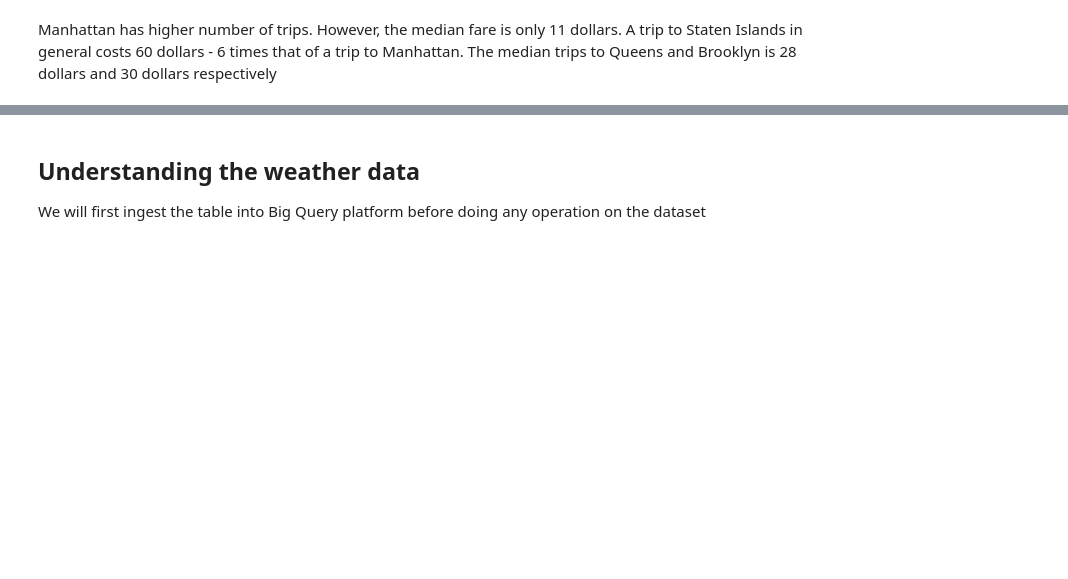
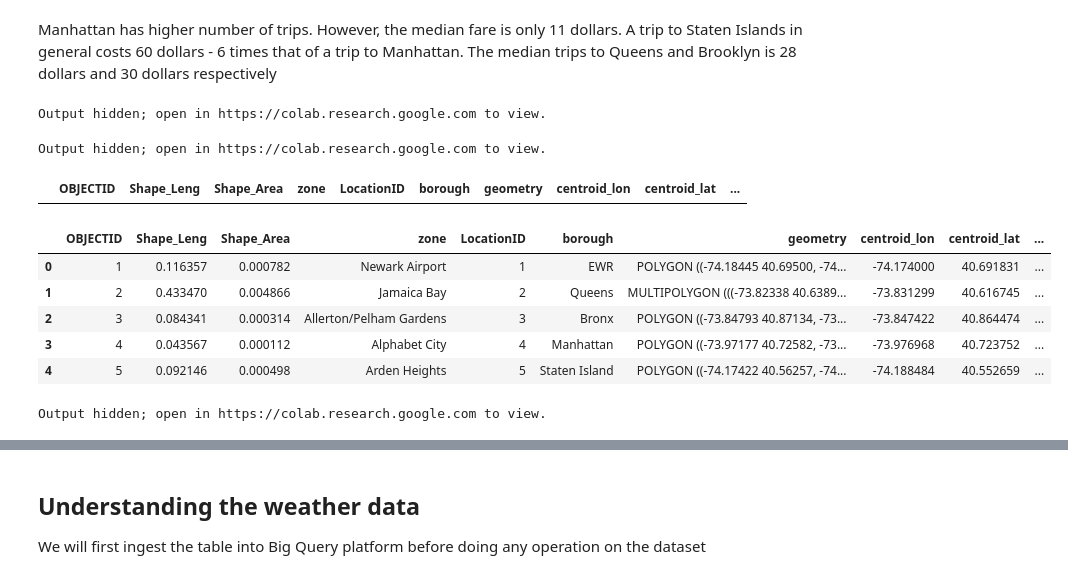
Before and after one commit to MADS-milestone/milestone-1, a Jupyter notebook: milestone1.ipynb, the cells around one changed output, grey strips where cells are left out. Cells and saved outputs as stored; diff of their text form; code cells hidden in the pictures; blank space fills up the shorter version.

Commit message:
Commit with additional views
Commit contains scatter plot, box plots & availability sides

```diff
--- a/milestone1.ipynb
+++ b/milestone1.ipynb
@@ -385,0 +428,44 @@ Manhattan has higher number of trips. However, the median fare is only 11 dollar
+# %%
+total_fare_2018_info,total_fare_2018 = create_dataframe(total_fare_2018_df,var2 = 'avg_fare')
+
+base_heatmap(total_fare_2018,title_heatmap = 'Average Fare',chart_title = 'Fare distribution',feature='properties.avg_fare:Q') + boroughs + labels
+# %% [output]
+Output hidden; open in https://colab.research.google.com to view.
+# %%
+box_plot_creator(total_fare_2018_info,title='Distribution of Avg.Fare',feature = 'avg_fare:Q')
+# %% [output]
+Output hidden; open in https://colab.research.google.com to view.
+# %%
+total_fare_2018_info[(total_fare_2018_info['avg_fare']>=5000000)&(total_fare_2018_info['borough']=='Brooklynb')]
+# %% [output]
+|  | OBJECTID | Shape_Leng | Shape_Area | zone | LocationID | borough | geometry | centroid_lon | centroid_lat | ... |
+# %%
+sql = '''
+SELECT
+pickup_location_id as LocationID, sum(fare_amount) as total_fare,count(*) as number_trips,avg(fare_amount) as avg_fare
+FROM
+bigquery-public-data.new_york_taxi_trips.tlc_yellow_trips_2018
+WHERE dropoff_datetime > '2018-01-01' and dropoff_datetime < '2019-01-01'
+AND fare_amount > 0 and fare_amount < 1000
+GROUP BY pickup_location_id;
+'''
+new_fare_2018_df = bq_client.query(sql).to_dataframe()
+# %%
+new_fare_2018_df
+
+new_fare_2018_df.rename(columns={'pickup_location_id': 'LocationID'}, inplace=True)
+new_fare_2018_df['LocationID'] = new_fare_2018_df['LocationID'].astype('int64')
+new_fare_2018_df['total_fare'] = new_fare_2018_df['total_fare'].astype('float64')
+new_fare_2018_df['number_trips'] = new_fare_2018_df['number_trips'].astype('float64')
+new_fare_2018_df['avg_fare'] = new_fare_2018_df['avg_fare'].astype('float64')
+df_merge = taxi_zones.merge(new_fare_2018_df,on = 'LocationID')
+df_merge_json = json.loads(df_merge.to_json())['features']
+# %%
+df_merge.head()
+# %% [output]
+|  | OBJECTID | Shape_Leng | Shape_Area | zone | LocationID | borough | geometry | centroid_lon | centroid_lat | ... |
+| 0 | 1 | 0.116357 | 0.000782 | Newark Airport | 1 | EWR | POLYGON ((-74.18445 40.69500, -74... | -74.174000 | 40.691831 | ... |
+| 1 | 2 | 0.433470 | 0.004866 | Jamaica Bay | 2 | Queens | MULTIPOLYGON (((-73.82338 40.6389... | -73.831299 | 40.616745 | ... |
+| 2 | 3 | 0.084341 | 0.000314 | Allerton/Pelham Gardens | 3 | Bronx | POLYGON ((-73.84793 40.87134, -73... | -73.847422 | 40.864474 | ... |
+| 3 | 4 | 0.043567 | 0.000112 | Alphabet City | 4 | Manhattan | POLYGON ((-73.97177 40.72582, -73... | -73.976968 | 40.723752 | ... |
+| 4 | 5 | 0.092146 | 0.000498 | Arden Heights | 5 | Staten Island | POLYGON ((-74.17422 40.56257, -74... | -74.188484 | 40.552659 | ... |
@@ -385,0 +505,9 @@ Manhattan has higher number of trips. However, the median fare is only 11 dollar
+# %%
+alt.layer(
+    main_chart, vertline,horzline,layer2,
+    data=df_merge
+).transform_calculate(
+  Trips="5124",Average_Fare = "22"
+).properties(title = 'Zones - Avg. Fare vs. Trips')
+# %% [output]
+Output hidden; open in https://colab.research.google.com to view.
```
Also changed, not shown: parts of 38 cells of this notebook, 4 other files.
